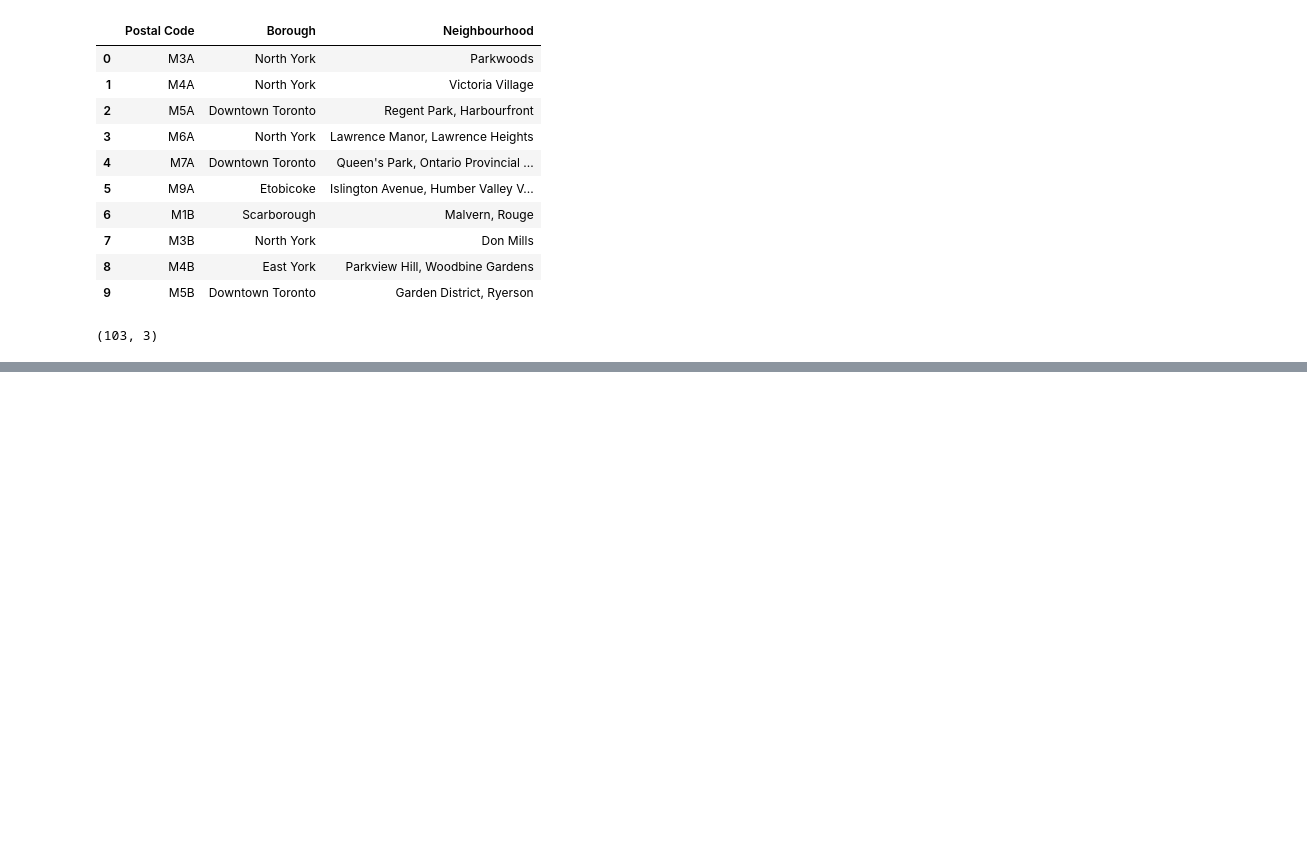
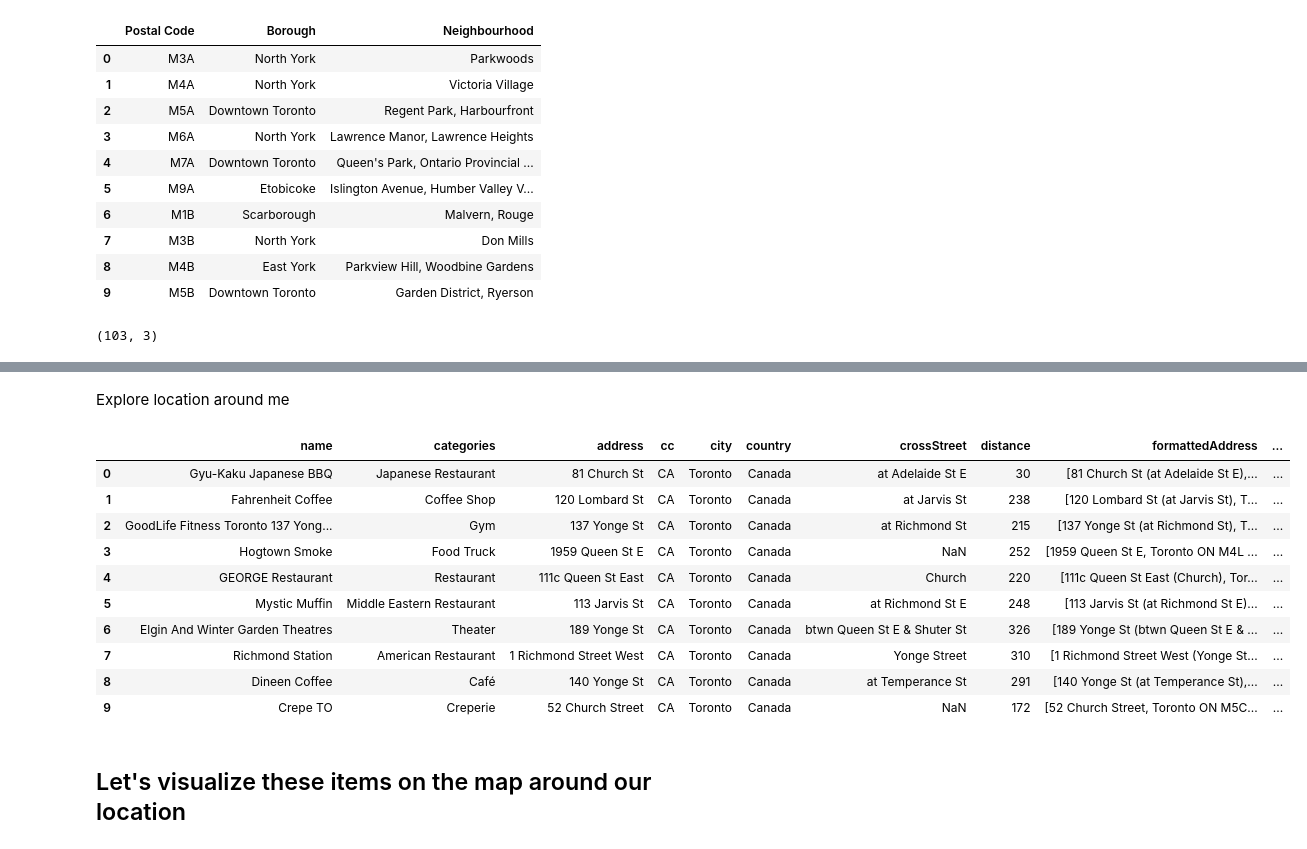
Before and after one commit to nguyenlinhvn512/Capstone-Project, a Jupyter notebook: Segmenting and Clustering Neighborhoods in Toronto.ipynb, the cells around one changed output, grey strips where cells are left out. Drawn from its saved outputs; the diff is of its cells as text; code cells hidden in the pictures; blank space fills up the shorter version.

```diff
--- a/Segmenting and Clustering Neighborhoods in Toronto.ipynb
+++ b/Segmenting and Clustering Neighborhoods in Toronto.ipynb
@@ -74,0 +386,20 @@ temp_df.shape
+# %%
+# define tips URL
+user_id='65237515'
+url = 'https://api.foursquare.com/v2/users/{}/tips?client_id={}&client_secret={}&v={}&limit={}'.format(user_id, CLIENT_ID, CLIENT_SECRET, VERSION, limit)
+
+# send GET request and get user's tips
+results = requests.get(url).json()
+tips = results['response']['tips']['items']
+
+# format column width
+pd.set_option('display.max_colwidth', -1)
+
+tips_df = json_normalize(tips)
+
+# filter columns
+filtered_columns = ['text', 'agreeCount', 'disagreeCount', 'id']
+tips_filtered = tips_df.loc[:, filtered_columns]
+
+# display user's tips
+tips_filtered
@@ -74,0 +424,37 @@ temp_df.shape
+# %% [markdown]
+Explore location around me
+# %%
+url = 'https://api.foursquare.com/v2/venues/explore?client_id={}&client_secret={}&ll={},{}&v={}&radius={}&limit={}'.format(CLIENT_ID, CLIENT_SECRET, latitude, longitude, VERSION, radius, LIMIT)
+url
+
+results = requests.get(url).json()
+
+items = results['response']['groups'][0]['items']
+
+dataframe = json_normalize(items) # flatten JSON
+
+# filter columns
+filtered_columns = ['venue.name', 'venue.categories'] + [col for col in dataframe.columns if col.startswith('venue.location.')] + ['venue.id']
+dataframe_filtered = dataframe.loc[:, filtered_columns]
+
+# filter the category for each row
+dataframe_filtered['venue.categories'] = dataframe_filtered.apply(get_category_type, axis=1)
+
+# clean columns
+dataframe_filtered.columns = [col.split('.')[-1] for col in dataframe_filtered.columns]
+
+dataframe_filtered.head(10)
+# %% [output]
+|  | name | categories | address | cc | city | country | crossStreet | distance | formattedAddress | ... |
+| 0 | Gyu-Kaku Japanese BBQ | Japanese Restaurant | 81 Church St | CA | Toronto | Canada | at Adelaide St E | 30 | [81 Church St (at Adelaide St E),... | ... |
+| 1 | Fahrenheit Coffee | Coffee Shop | 120 Lombard St | CA | Toronto | Canada | at Jarvis St | 238 | [120 Lombard St (at Jarvis St), T... | ... |
+| 2 | GoodLife Fitness Toronto 137 Yong... | Gym | 137 Yonge St | CA | Toronto | Canada | at Richmond St | 215 | [137 Yonge St (at Richmond St), T... | ... |
+| 3 | Hogtown Smoke | Food Truck | 1959 Queen St E | CA | Toronto | Canada | NaN | 252 | [1959 Queen St E, Toronto ON M4L ... | ... |
+| 4 | GEORGE Restaurant | Restaurant | 111c Queen St East | CA | Toronto | Canada | Church | 220 | [111c Queen St East (Church), Tor... | ... |
+| 5 | Mystic Muffin | Middle Eastern Restaurant | 113 Jarvis St | CA | Toronto | Canada | at Richmond St E | 248 | [113 Jarvis St (at Richmond St E)... | ... |
+| 6 | Elgin And Winter Garden Theatres | Theater | 189 Yonge St | CA | Toronto | Canada | btwn Queen St E & Shuter St | 326 | [189 Yonge St (btwn Queen St E & ... | ... |
+| 7 | Richmond Station | American Restaurant | 1 Richmond Street West | CA | Toronto | Canada | Yonge Street | 310 | [1 Richmond Street West (Yonge St... | ... |
+| 8 | Dineen Coffee | Café | 140 Yonge St | CA | Toronto | Canada | at Temperance St | 291 | [140 Yonge St (at Temperance St),... | ... |
+| 9 | Crepe TO | Creperie | 52 Church Street | CA | Toronto | Canada | NaN | 172 | [52 Church Street, Toronto ON M5C... | ... |
+# %% [markdown]
+## Let's visualize these items on the map around our location
```
Also changed, not shown: parts of 30 cells of this notebook.
